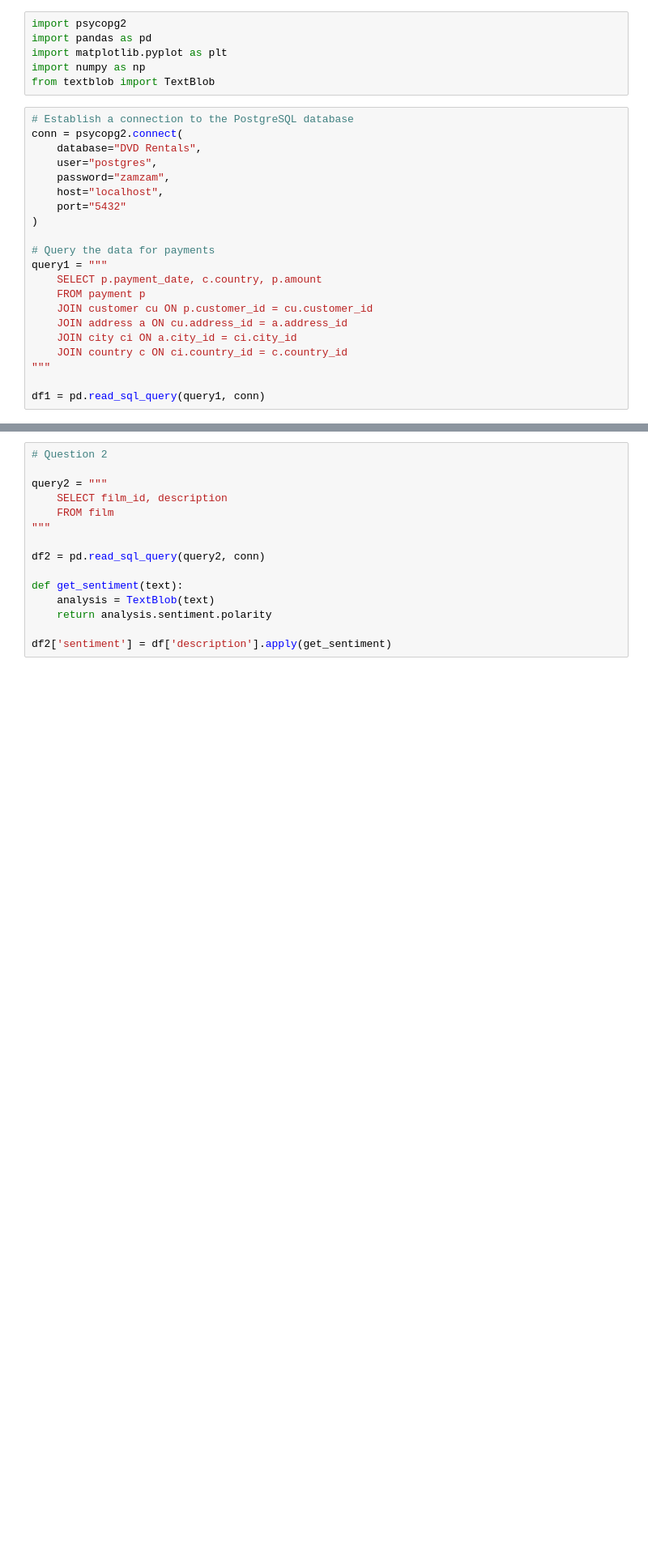
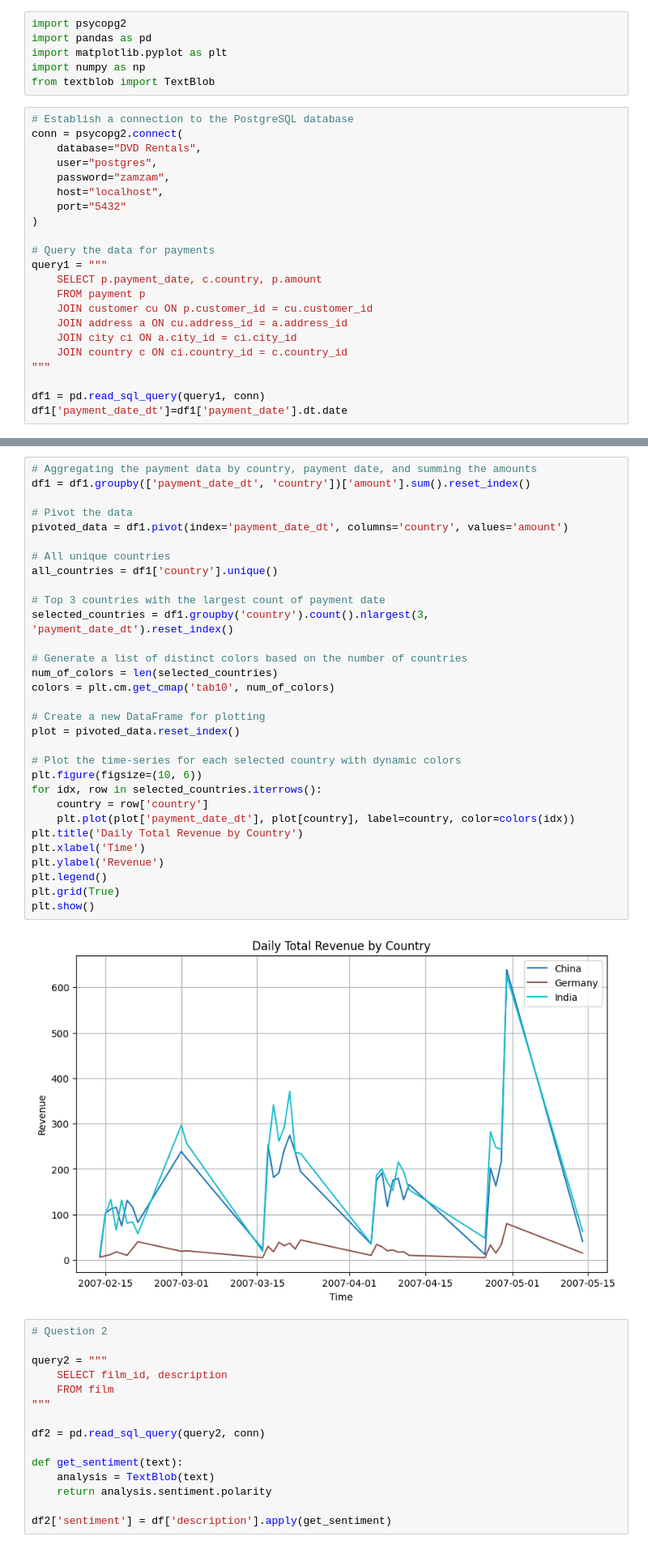
Before and after one commit to z-zamzam/dvd_rental_analysis, a Jupyter notebook: assignment1.ipynb, the cells around one changed output, grey strips where cells are left out. Shown: that part at 81% size. Cells and saved outputs as stored; diff of their text form; blank space fills up the shorter version.

```diff
--- a/assignment1.ipynb
+++ b/assignment1.ipynb
@@ -25,3 +25,4 @@ query1 = """
 """
 
 df1 = pd.read_sql_query(query1, conn)
+df1['payment_date_dt']=df1['payment_date'].dt.date
@@ -44,3 +29,36 @@ df1
+# %%
+# Aggregating the payment data by country, payment date, and summing the amounts
+df1 = df1.groupby(['payment_date_dt', 'country'])['amount'].sum().reset_index()
+
+# Pivot the data
+pivoted_data = df1.pivot(index='payment_date_dt', columns='country', values='amount')
+
+# All unique countries
+all_countries = df1['country'].unique()
+
+# Top 3 countries with the largest count of payment date
+selected_countries = df1.groupby('country').count().nlargest(3, 'payment_date_dt').reset_index()
+
+# Generate a list of distinct colors based on the number of countries
+num_of_colors = len(selected_countries)
+colors = plt.cm.get_cmap('tab10', num_of_colors)
+
+# Create a new DataFrame for plotting
+plot = pivoted_data.reset_index()
+
+# Plot the time-series for each selected country with dynamic colors
+plt.figure(figsize=(10, 6))
+for idx, row in selected_countries.iterrows():
+    country = row['country']
+    plt.plot(plot['payment_date_dt'], plot[country], label=country, color=colors(idx))
+plt.title('Daily Total Revenue by Country')
+plt.xlabel('Time')
+plt.ylabel('Revenue')
+plt.legend()
+plt.grid(True)
+plt.show()
+# %% [output]
+[figure, added]
 # %%
 # Question 2
 
```
Also changed, not shown: parts of 5 cells of this notebook.
